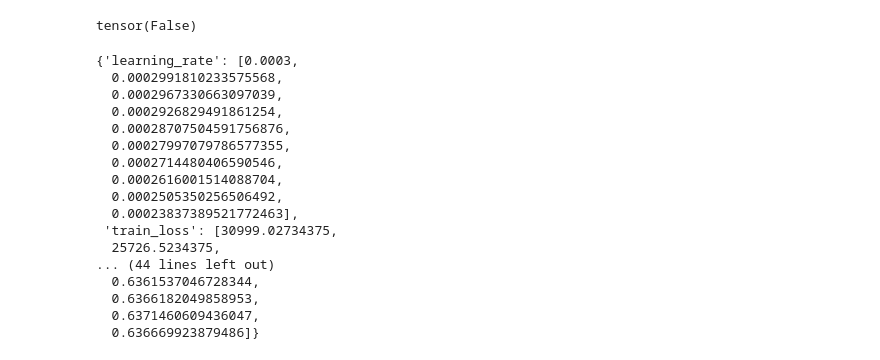
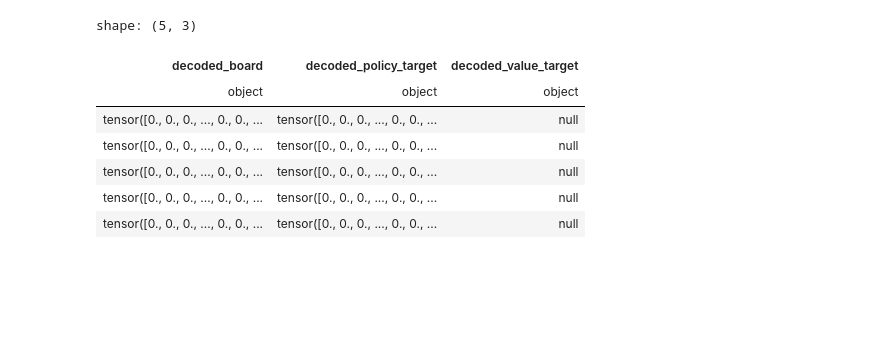
Before and after one commit to Chrispoo3680/checkers, a Jupyter notebook: notebooks/test.ipynb, the cells around one changed output. Drawn from its saved outputs; the diff is of its cells as text; code cells hidden in the pictures; blank space fills up the shorter version.

```diff
--- a/notebooks/test.ipynb
+++ b/notebooks/test.ipynb
@@ -9,16 +20,24 @@ df = pl.read_parquet(
 # %%
-decoded_df_tensor = torch.tensor(
-    df.select(
-        pl.col("encoded_value_target")
-        .map_elements(
-            lambda x: torch.from_numpy(
-                np.frombuffer(x, dtype=np.float16).astype(np.float16)
-            )
+decoded_df = df.select(
+    pl.col("encoded_board")
+    .map_elements(
+        lambda x: torch.from_numpy(
+            np.frombuffer(x, dtype=np.float16).astype(np.float16)
         )
-        .alias("decoded_value_target"),
-    )["decoded_value_target"].to_list()
+    )
+    .alias("decoded_board"),
+    pl.col("encoded_policy_target")
+    .map_elements(
+        lambda x: torch.from_numpy(
+            np.frombuffer(x, dtype=np.float16).astype(np.float16)
+        )
+    )
+    .alias("decoded_policy_target"),
+    pl.col("encoded_value_target")
+    .map_elements(
+        lambda x: torch.from_numpy(
+            np.frombuffer(x, dtype=np.float16).astype(np.float16)
+        )
+    )
+    .alias("decoded_value_target"),
 )
-# %%
-torch.isinf(decoded_df_tensor).any()
-# %% [output]
-tensor(False)
@@ -130,20 +44,11 @@ results = {
-# %%
-{key: val[:10] for key, val in results.items()}
-# %% [output]
-{'learning_rate': [0.0003,
-  0.0002991810233575568,
-  0.0002967330663097039,
-  0.0002926829491861254,
-  0.00028707504591756876,
-  0.00027997079786577355,
-  0.0002714480406590546,
-  0.0002616001514088704,
-  0.0002505350256506492,
-  0.00023837389521772463],
- 'train_loss': [30999.02734375,
-  25726.5234375,
-... (44 lines left out)
-  0.6361537046728344,
-  0.6366182049858953,
-  0.6371460609436047,
-  0.636669923879486]}
+# %%
+decoded_df.head()
+# %% [output]
+shape: (5, 3)
+| decoded_board | decoded_policy_target | decoded_value_target |
+| object | object | object |
+| tensor([0., 0., 0., ..., 0., 0., ... | tensor([0., 0., 0., ..., 0., 0., ... | null |
+| tensor([0., 0., 0., ..., 0., 0., ... | tensor([0., 0., 0., ..., 0., 0., ... | null |
+| tensor([0., 0., 0., ..., 0., 0., ... | tensor([0., 0., 0., ..., 0., 0., ... | null |
+| tensor([0., 0., 0., ..., 0., 0., ... | tensor([0., 0., 0., ..., 0., 0., ... | null |
+| tensor([0., 0., 0., ..., 0., 0., ... | tensor([0., 0., 0., ..., 0., 0., ... | null |
```
Also changed, not shown: parts of 3 cells of this notebook, 2 other files.
